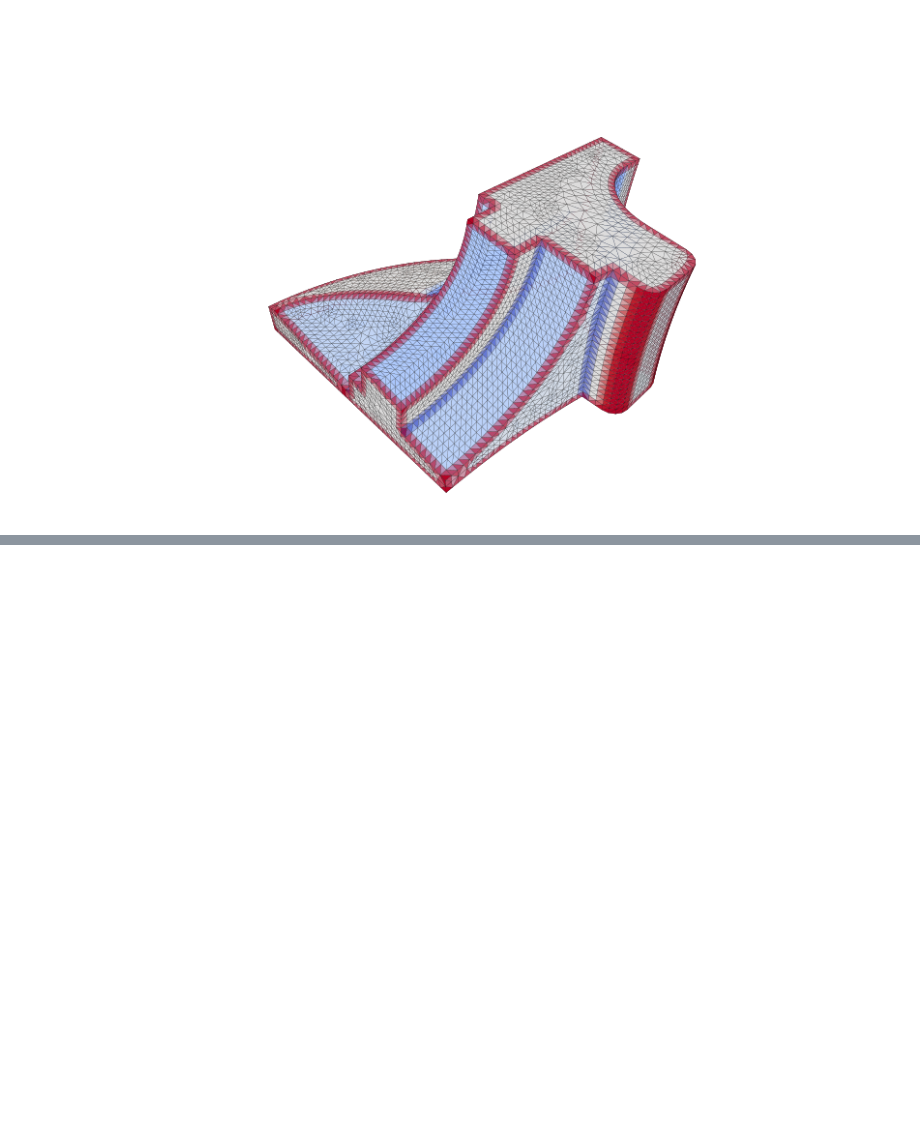
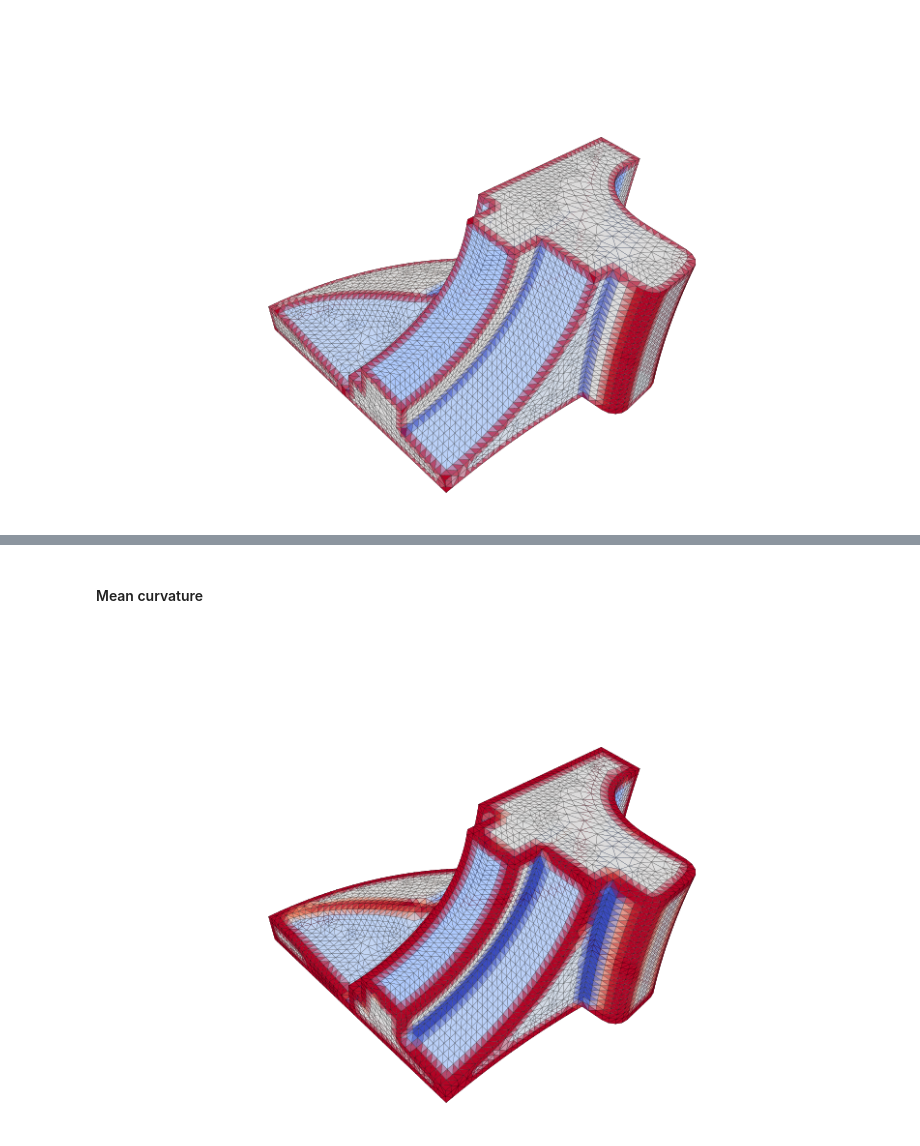
Before and after one commit to tatsy/tinymesh, a Jupyter notebook: examples/python/curvatures.ipynb, the cells around one changed output, grey strips where cells are left out. Cells and saved outputs as stored; diff of their text form; code cells hidden in the pictures; blank space fills up the shorter version.

```diff
--- a/examples/python/curvatures.ipynb
+++ b/examples/python/curvatures.ipynb
@@ -57,0 +97,7 @@ viewer.mesh_visualization(mesh, colors=colorH)
+# %% [markdown]
+#### Mean curvature
+# %%
+colorH = cm.coolwarm(Hs)
+viewer.mesh_visualization(mesh, colors=colorH)
+# %% [output]
+[figure, added]
```
Also changed, not shown: parts of 9 cells of this notebook, 13 other files.
